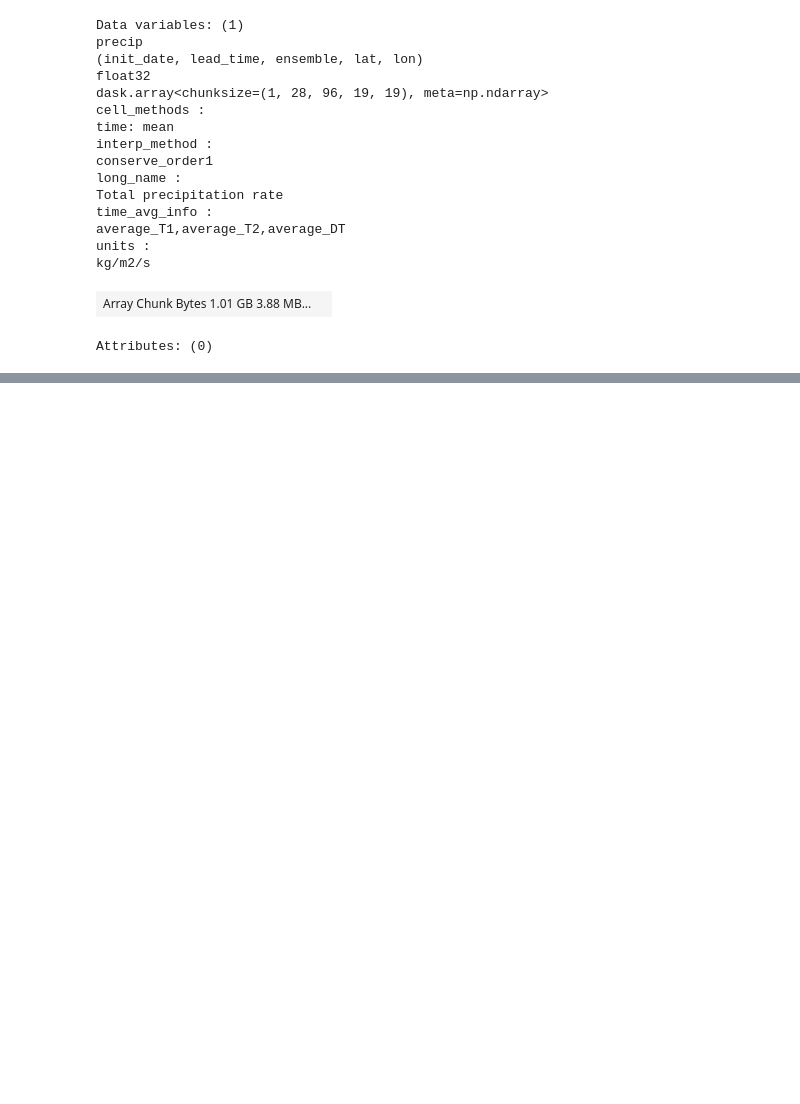
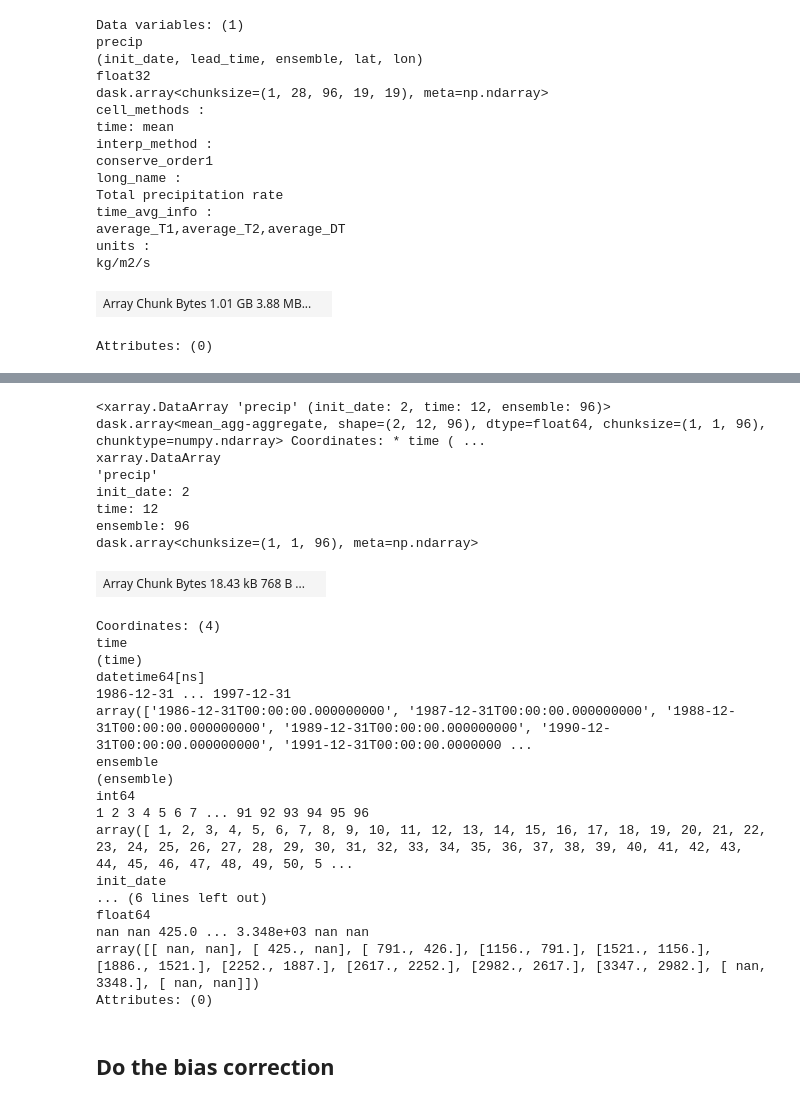
Before and after one commit to AusClimateService/unseen, a Jupyter notebook: bias_correction.ipynb, the cells around one changed output, grey strips where cells are left out. Cells and saved outputs as stored; diff of their text form; code cells hidden in the pictures; blank space fills up the shorter version.

Commit message:
More bias correction

```diff
--- a/bias_correction.ipynb
+++ b/bias_correction.ipynb
@@ -86,0 +188,39 @@ DatasetResample, grouped over '__resample_dim__'
+# %%
+# spatial average of the total annual rainfall
+
+# local_funcs.py used to have a function for this, which applied a region mask.
+# That function doesn't exist anymore and I'm not sure how to access the region mask file
+#
+#def average_region(ds, region_mask):
+#    return ds.where(region_mask).mean(['lat','lon'])
+
+da = da.mean(['lat', 'lon'])
+da
+# %% [output]
+<xarray.DataArray 'precip' (init_date: 2, time: 12, ensemble: 96)> dask.array<mean_agg-aggregate, shape=(2, 12, 96), dtype=float64, chunksize=(1, 1, 96), chunktype=numpy.ndarray> Coordinates: * time ( ...
+xarray.DataArray
+'precip'
+init_date: 2
+time: 12
+ensemble: 96
+dask.array<chunksize=(1, 1, 96), meta=np.ndarray>
+| Array Chunk Bytes 18.43 kB 768 B ... |  |
+Coordinates: (4)
+time
+(time)
+datetime64[ns]
+1986-12-31 ... 1997-12-31
+array(['1986-12-31T00:00:00.000000000', '1987-12-31T00:00:00.000000000', '1988-12-31T00:00:00.000000000', '1989-12-31T00:00:00.000000000', '1990-12-31T00:00:00.000000000', '1991-12-31T00:00:00.0000000 ...
+ensemble
+(ensemble)
+int64
+1 2 3 4 5 6 7 ... 91 92 93 94 95 96
+array([ 1, 2, 3, 4, 5, 6, 7, 8, 9, 10, 11, 12, 13, 14, 15, 16, 17, 18, 19, 20, 21, 22, 23, 24, 25, 26, 27, 28, 29, 30, 31, 32, 33, 34, 35, 36, 37, 38, 39, 40, 41, 42, 43, 44, 45, 46, 47, 48, 49, 50, 5 ...
+init_date
+... (6 lines left out)
+float64
+nan nan 425.0 ... 3.348e+03 nan nan
+array([[ nan, nan], [ 425., nan], [ 791., 426.], [1156., 791.], [1521., 1156.], [1886., 1521.], [2252., 1887.], [2617., 2252.], [2982., 2617.], [3347., 2982.], [ nan, 3348.], [ nan, nan]])
+Attributes: (0)
+# %% [markdown]
+## Do the bias correction
```
Also changed, not shown: parts of 12 cells of this notebook.
